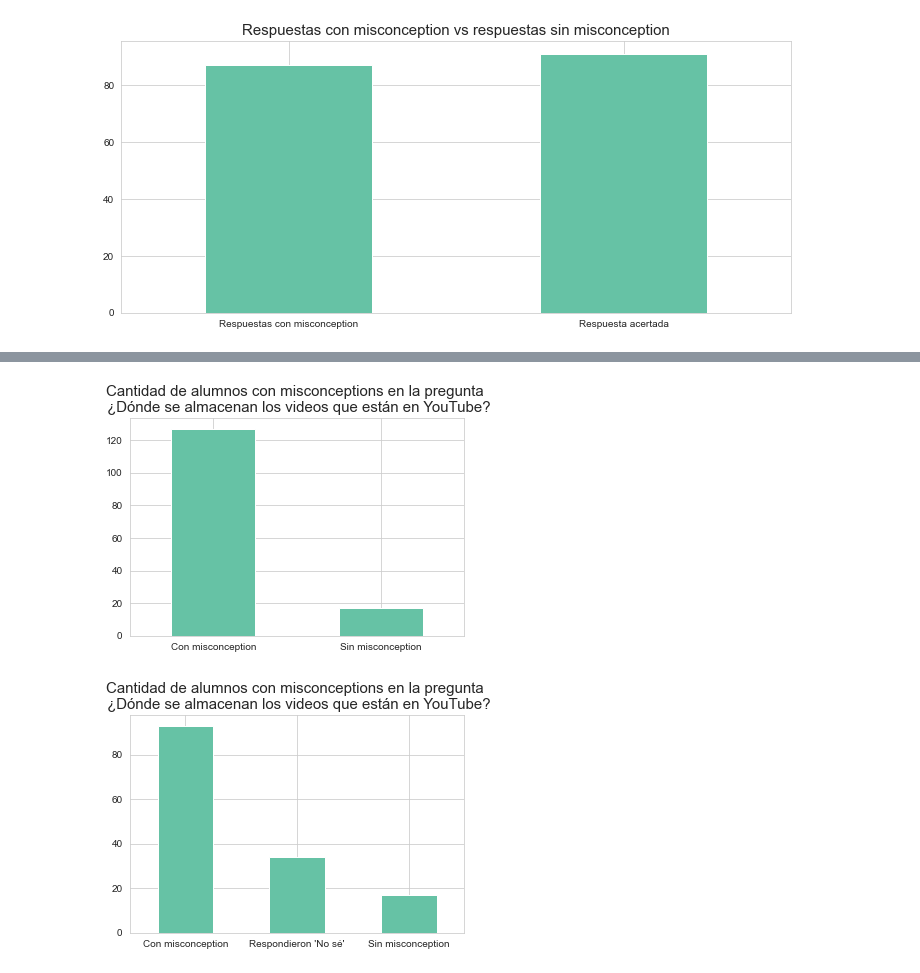
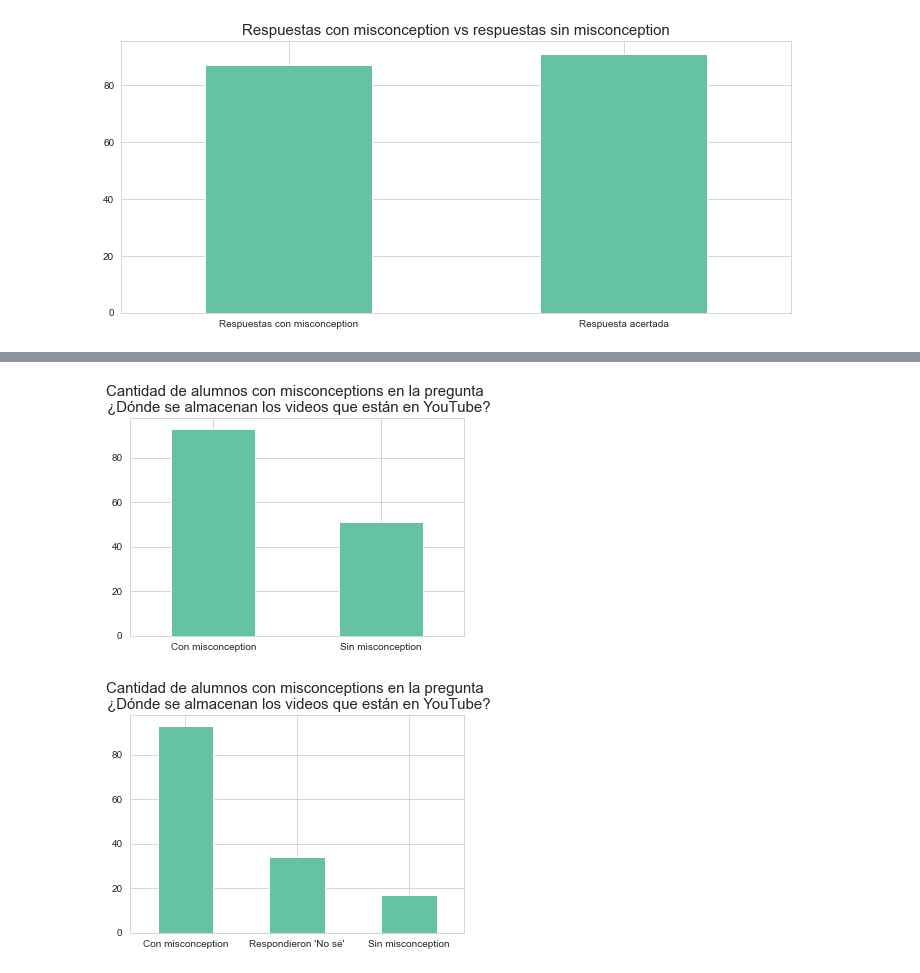
Before and after one commit to luparral/misconceptions, a Jupyter notebook: notebooks/Análisis exploratorio.ipynb, the cells around one changed output, grey strips where cells are left out. Saved outputs shown, nothing was run; the diff lists cells and outputs as text; code cells hidden in the pictures.

```diff
--- a/notebooks/Análisis exploratorio.ipynb
+++ b/notebooks/Análisis exploratorio.ipynb
@@ -383,22 +372,22 @@ df.head().transpose()
 # %%
 positions = (0, 1)
 labels = ("Con misconception", \
           "Sin misconception")
 
-df['misconception_yt'] = np.where(df['q_yt']=='a_yt_muchisimascompu', 'no', 'si')
+df['misconception_yt'] = np.where((df['q_yt']=='a_yt_muchisimascompu') | (df['q_yt']=='a_yt_nose'), 'no', 'si')
 
 df["misconception_yt"].value_counts().plot.bar(rot=0);
 plt.title("Cantidad de alumnos con misconceptions en la pregunta \n ¿Dónde se almacenan los videos que están en YouTube?", \
           fontsize=15);
 plt.xticks(positions, labels, rotation=0);
 
 
 
 
 # Cómo puedo chequear que esto este bien?
 # qué hay que hacer con los "no sé"?
 # %% [output]
-[figure, old version]
+[figure, new version]
 # %%
 # vamos a separar el no se.
 positions = (0, 1, 2)
```
Also changed, not shown: parts of 18 cells of this notebook.
